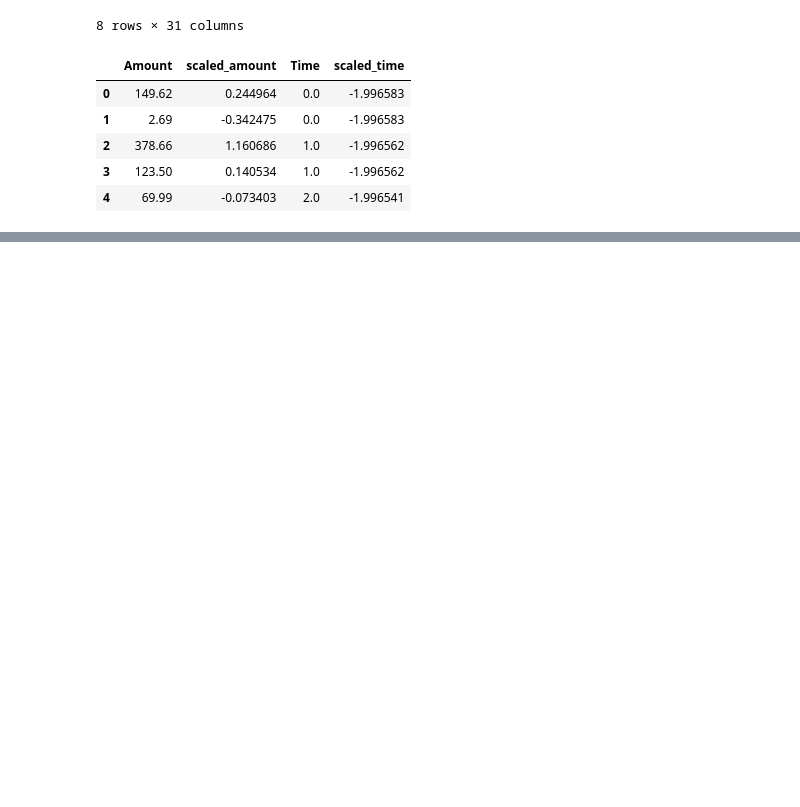
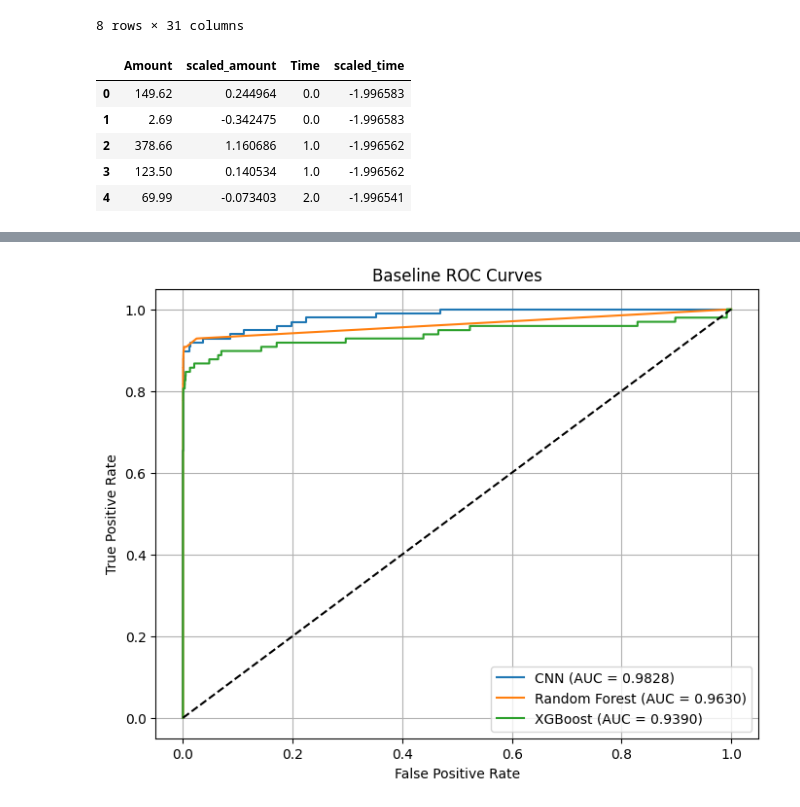
Before and after one commit to bona-anselm/cnn_project, a Jupyter notebook: cnn_cp/fraud_detection_by_dl.ipynb, the cells around one changed output, grey strips where cells are left out. Saved outputs shown, nothing was run; the diff lists cells and outputs as text; code cells hidden in the pictures; blank space fills up the shorter version.

Commit message:
Compared with RF & XGBoost

```diff
--- a/cnn_cp/fraud_detection_by_dl.ipynb
+++ b/cnn_cp/fraud_detection_by_dl.ipynb
@@ -343,0 +389,14 @@ plt.show()
+# %%
+xgb_model = XGBClassifier(use_label_encoder=False, eval_metric='logloss', random_state=42)
+
+# Fit the model
+xgb_model.fit(X_train_2d, y_train)
+
+# Predictions
+xgb_preds = xgb_model.predict(X_test_2d)
+xgb_probs = xgb_model.predict_proba(X_test_2d)[:, 1]
+
+print("XGBoost:")
+print(classification_report(y_test, xgb_preds))
+print("Confusion Matrix:\n", confusion_matrix(y_test, xgb_preds))
+print("AUC", roc_auc_score(y_test, xgb_probs))
@@ -343,0 +421,22 @@ plt.show()
+# %%
+# Plot ROC Curves Together
+import matplotlib.pyplot as plt
+
+fpr_cnn, tpr_cnn, _ = roc_curve(y_test, y_pred_prob)
+fpr_rf, tpr_rf, _ = roc_curve(y_test, rf_probs)
+fpr_xgb, tpr_xgb, _ = roc_curve(y_test, xgb_probs)
+
+#Plot ROC
+plt.figure(figsize=(8, 6))
+plt.plot(fpr_cnn, tpr_cnn, label='CNN (AUC = %0.4f)' % roc_auc_score(y_test, y_pred_prob))
+plt.plot(fpr_rf, tpr_rf, label='Random Forest (AUC = %0.4f)' % roc_auc_score(y_test, rf_probs))
+plt.plot(fpr_xgb, tpr_xgb, label='XGBoost (AUC = %0.4f)' % roc_auc_score(y_test, xgb_probs))
+plt.plot([0, 1], [0, 1], 'k--')
+plt.xlabel('False Positive Rate')
+plt.ylabel('True Positive Rate')
+plt.title('Baseline ROC Curves')
+plt.legend(loc='lower right')
+plt.grid()
+plt.show()
+# %% [output]
+[figure, added]
```
Also changed, not shown: parts of 9 cells of this notebook.
